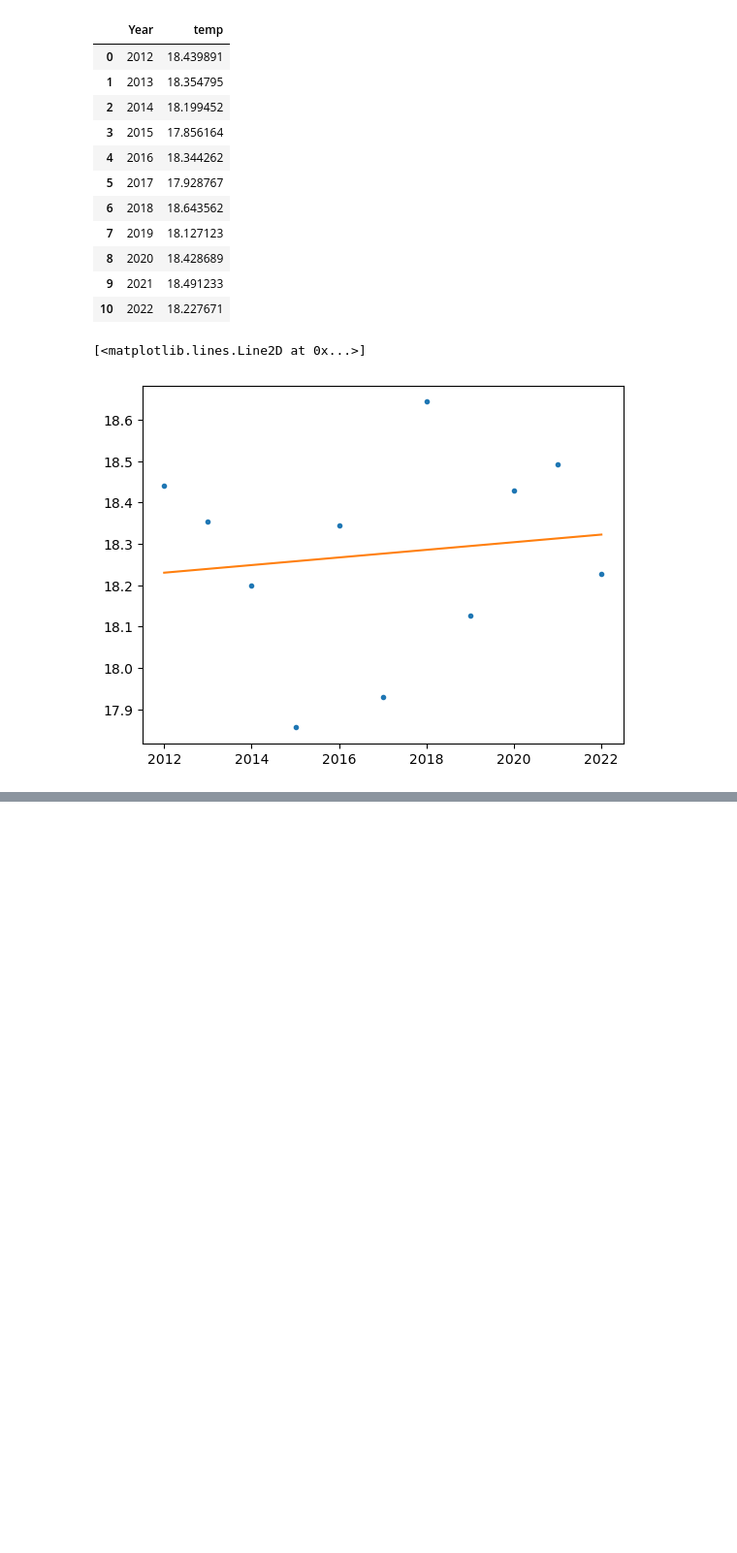
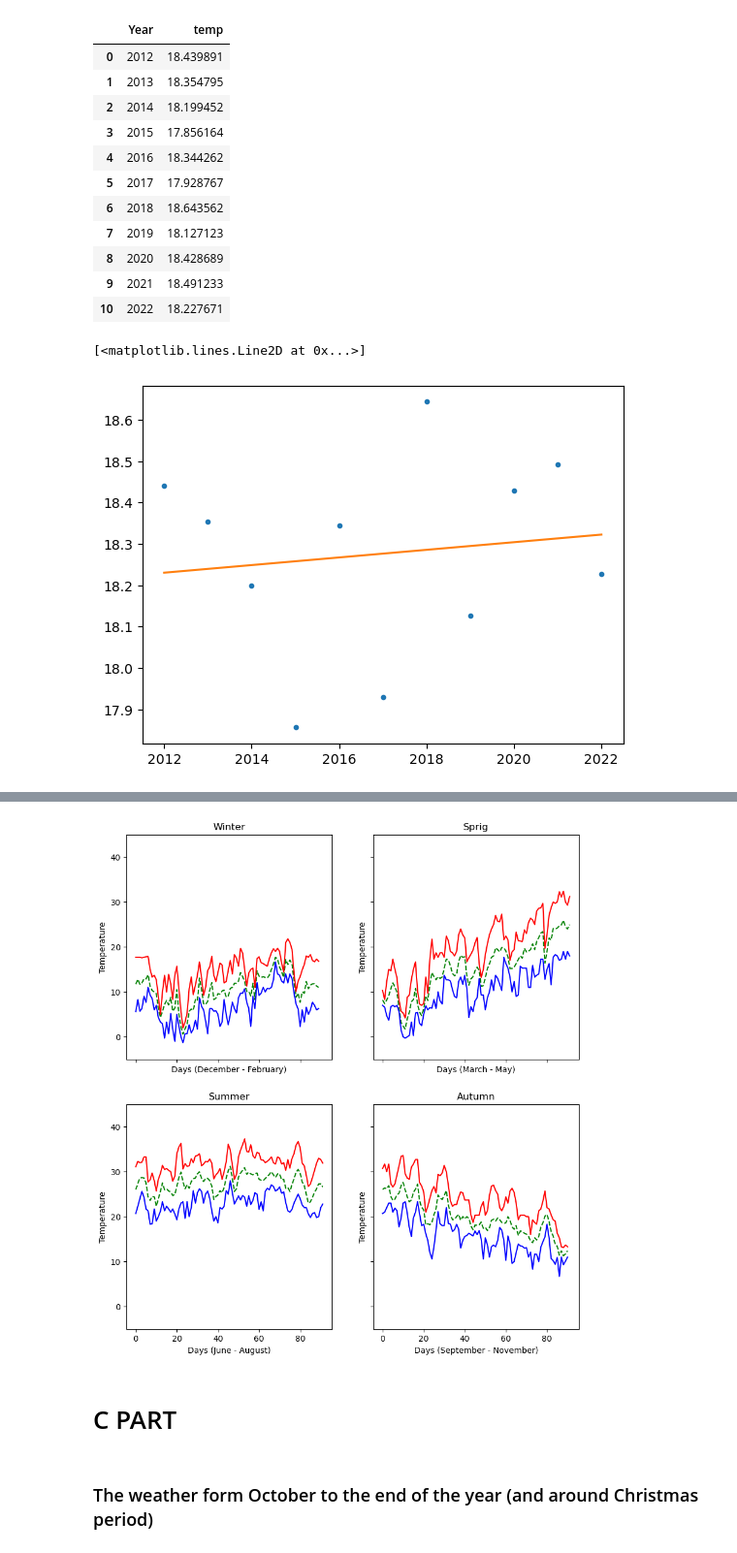
Before and after one commit to giannpan/Data-Science, a Jupyter notebook: Weather Analysis/Weather Analysis.ipynb, the cells around one changed output, grey strips where cells are left out. Shown: that part at 97% size. Saved outputs shown, nothing was run; the diff lists cells and outputs as text; code cells hidden in the pictures; blank space fills up the shorter version.

```diff
--- a/Weather Analysis/Weather Analysis.ipynb
+++ b/Weather Analysis/Weather Analysis.ipynb
@@ -686,0 +761,2 @@ for i in range(len(dfn['temp'])):
+# %%
+df2022 = df[df['Year']==2022]
@@ -686,0 +779,59 @@ for i in range(len(dfn['temp'])):
+# %%
+dfQ1 = df2022.loc[(df2022['Month']==2) | (df2022['Month']==1) | (df2022['Month']==12), ['Month','datetime','temp','tempmax','tempmin']]
+Q1T = (dfQ1['temp'].to_numpy())
+Q1H = (dfQ1['tempmax'].to_numpy())
+Q1L = (dfQ1['tempmin'].to_numpy())
+
+dfQ2 = df2022.loc[(df2022['Month']==3) | (df2022['Month']==4) | (df2022['Month']==5), ['Month','datetime','temp','tempmax','tempmin']]
+Q2T = (dfQ2['temp'].to_numpy())
+Q2H = (dfQ2['tempmax'].to_numpy())
+Q2L = (dfQ2['tempmin'].to_numpy())
+
+dfQ3 = df2022.loc[(df2022['Month']==6) | (df2022['Month']==7) | (df2022['Month']==8), ['Month','datetime','temp','tempmax','tempmin']]
+Q3T = (dfQ3['temp'].to_numpy())
+Q3H = (dfQ3['tempmax'].to_numpy())
+Q3L = (dfQ3['tempmin'].to_numpy())
+
+dfQ4 = df2022.loc[(df2022['Month']==9) | (df2022['Month']==10) | (df2022['Month']==11), ['Month','datetime','temp','tempmax','tempmin']]
+Q4T = (dfQ4['temp'].to_numpy())
+Q4H = (dfQ4['tempmax'].to_numpy())
+Q4L = (dfQ4['tempmin'].to_numpy())
+
+
+f, axes = plt.subplots(sharex='col', sharey=True, figsize=(10, 11),nrows=2, ncols=2)
+
+plt.subplot(221)
+plt.ylim(bottom=-5, top=45)
+plt.xlabel('Days (December - February)')
+plt.ylabel('Temperature')
+plt.title('Winter')
+plt.plot(Q1T,'g--',Q1H,'r-',Q1L,'b-')
+
+plt.subplot(222)
+plt.ylim(bottom=-5, top=45)
+plt.xlabel('Days (March - May)')
+plt.ylabel('Temperature')
+plt.title('Sprig')
+plt.plot(Q2T,'g--',Q2H,'r-',Q2L,'b-')
+
+plt.subplot(223)
+plt.ylim(bottom=-5, top=45)
+plt.xlabel('Days (June - August)')
+plt.ylabel('Temperature')
+plt.title('Summer')
+plt.plot(Q3T,'g--',Q3H,'r-',Q3L,'b-')
+
+plt.subplot(224)
+plt.ylim(bottom=-5, top=45)
+plt.xlabel('Days (September - November)')
+plt.ylabel('Temperature')
+plt.title('Autumn')
+plt.plot(Q4T,'g--',Q4H,'r-',Q4L,'b-')
+
+plt.show()
+# %% [output]
+[figure, added]
+# %% [markdown]
+# C PART
+# %% [markdown]
+### The weather form October to the end of the year (and around Christmas period)
```
Also changed, not shown: parts of 29 cells of this notebook.
